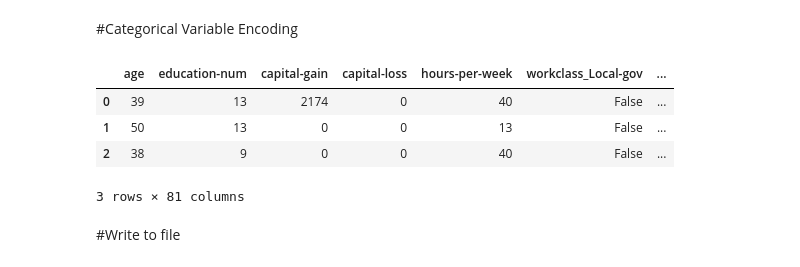
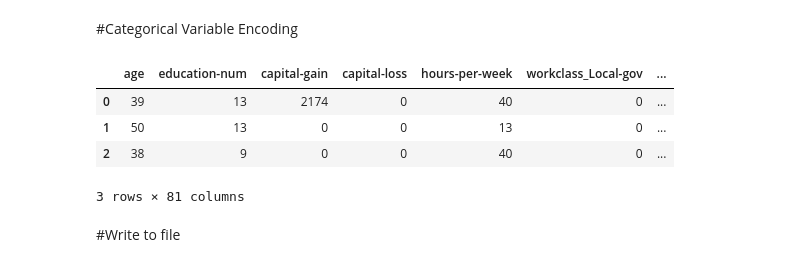
Before and after one commit to bd-v/barry-becker-classification-model, a Jupyter notebook: python/cleaning_dataset.ipynb, the cells around one changed output. Drawn from its saved outputs; the diff is of its cells as text; code cells hidden in the pictures.

```diff
--- a/python/cleaning_dataset.ipynb
+++ b/python/cleaning_dataset.ipynb
@@ -234,13 +235,13 @@ baz
 # %% [markdown]
 #Categorical Variable Encoding
 # %%
-qux = pd.get_dummies(baz, drop_first=True)
+qux = pd.get_dummies(baz, drop_first=True, dtype=int)
 qux.head(3)
 # %% [output]
 |  | age | education-num | capital-gain | capital-loss | hours-per-week | workclass_Local-gov | ... |
-| 0 | 39 | 13 | 2174 | 0 | 40 | False | ... |
-| 1 | 50 | 13 | 0 | 0 | 13 | False | ... |
-| 2 | 38 | 9 | 0 | 0 | 40 | False | ... |
+| 0 | 39 | 13 | 2174 | 0 | 40 | 0 | ... |
+| 1 | 50 | 13 | 0 | 0 | 13 | 0 | ... |
+| 2 | 38 | 9 | 0 | 0 | 40 | 0 | ... |
 3 rows × 81 columns
 # %% [markdown]
 #Write to file
```
Also changed, not shown: parts of 1 cell of this notebook.
